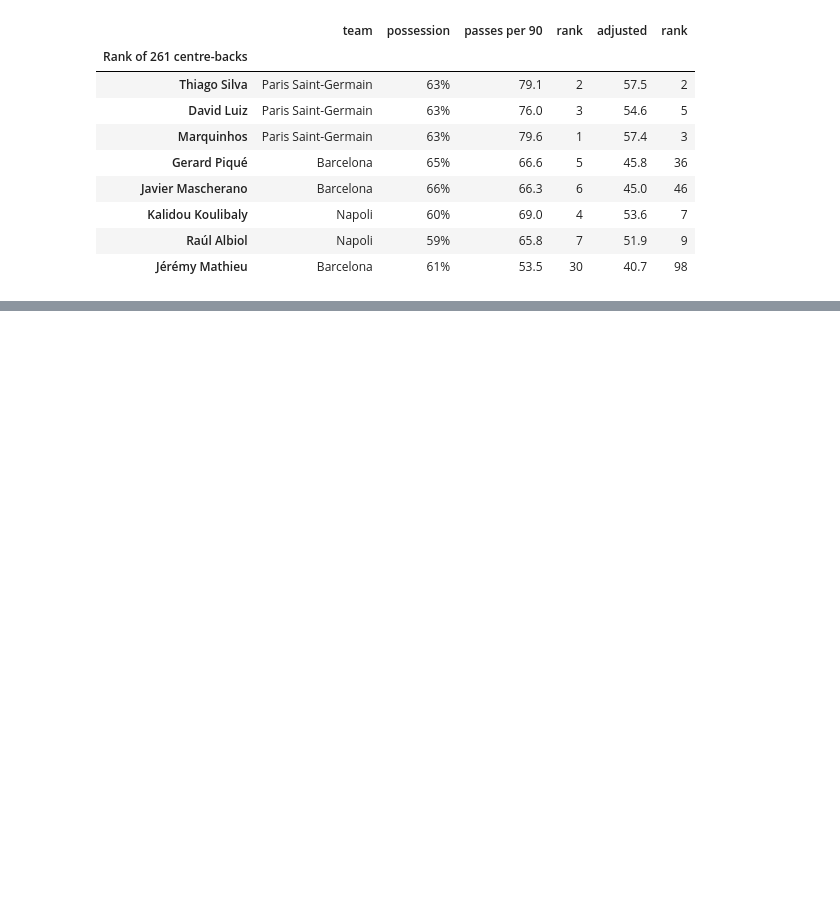
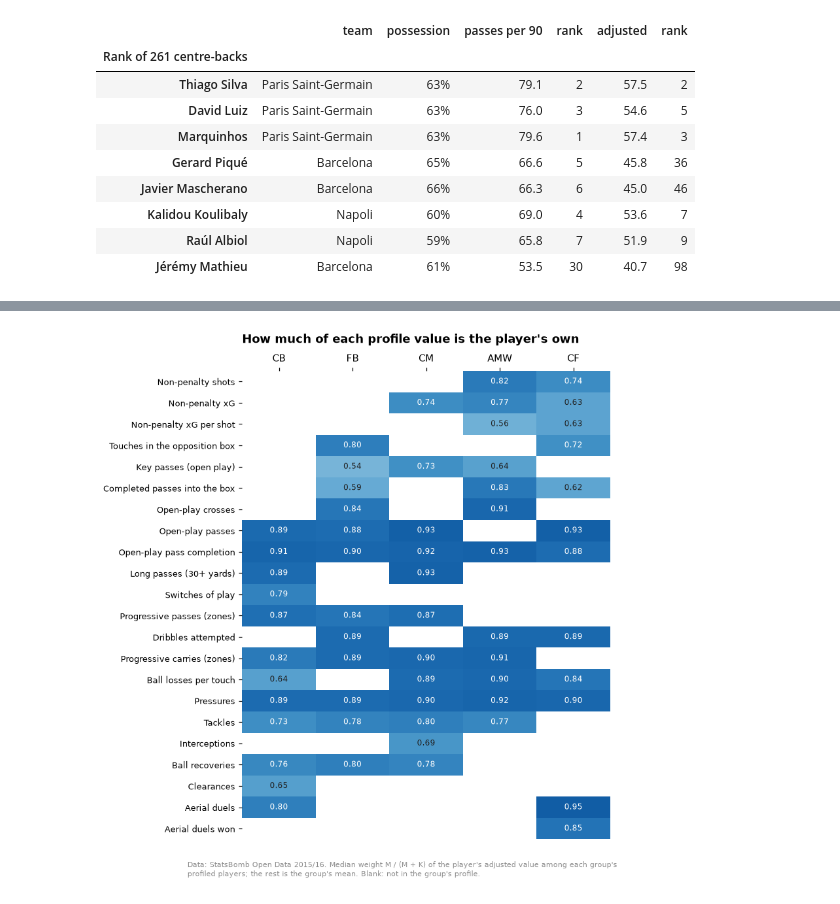
Before and after one commit to Fabiohhp/football-scouting, a Jupyter notebook: notebooks/02_player_profiles.ipynb, the cells around one changed output, grey strips where cells are left out. Cells and saved outputs as stored; diff of their text form; code cells hidden in the pictures; blank space fills up the shorter version.

Commit message:
Player profiles section 3 and possession value section 1: profile tables, shrinkage validated; xT map with ball losses and 2.5-yard zones

```diff
--- a/notebooks/02_player_profiles.ipynb
+++ b/notebooks/02_player_profiles.ipynb
@@ -1306,0 +1357,13 @@ possession range, which is where it should.
+# %%
+prof = build_profiles(con, cfg)
+for f in fields(Profiles):
+    stored = con.sql(f"SELECT * FROM profile_{f.name}").df()
+    pd.testing.assert_frame_equal(getattr(prof, f.name), stored, check_dtype=False)
+print("The processed tables (make profiles) match this build.")
+
+pp = prof.players.set_index("player_id")
+who = pd.crosstab(pp.comparison_group, pp.league).loc[OUTFIELD, LEAGUES]
+who["All four"] = who.sum(axis=1)
+who["under 23, 450 to 899 minutes"] = pp.groupby("comparison_group").young.sum()
+who.loc["All"] = who.sum()
+who.rename(index=GROUP_NAMES).rename_axis(index=None, columns=None)
@@ -1306,0 +1475,26 @@ possession range, which is where it should.
+# %%
+weight = prof.values.pivot_table(
+    index="statistic", columns="comparison_group", values="weight", aggfunc="median"
+)
+ROWS = [m for ms in FAMILIES.values() for m in ms if m in weight.index]
+weight = weight.loc[ROWS, OUTFIELD]
+fig, ax = plt.subplots(figsize=(6.6, 7.4))
+ax.imshow(weight.to_numpy(float), cmap="Blues", vmin=0, vmax=1.15, aspect="auto")
+for (i, j), w in np.ndenumerate(weight.to_numpy(float)):
+    if not np.isnan(w):
+        ax.text(j, i, f"{w:.2f}", ha="center", va="center", fontsize=8,
+                color="white" if w >= 0.7 else "#222222")  # fmt: skip
+ax.set_xticks(range(len(OUTFIELD)), OUTFIELD)
+ax.xaxis.tick_top()
+ax.set_yticks(range(len(ROWS)), [LABELS[m] for m in ROWS], fontsize=8.5)
+ax.grid(False)
+for side in ax.spines.values():
+    side.set_visible(False)
+ax.set_title("How much of each profile value is the player's own", pad=28)
+fig.subplots_adjust(top=0.9, bottom=0.02)
+credit(fig, "Data: StatsBomb Open Data 2015/16. Median weight M / (M + K) of the player's adjusted "
+       "value among each group's\nprofiled players; the rest is the group's mean. Blank: not in "
+       "the group's profile.")  # fmt: skip
+plt.show()
+# %% [output]
+[figure, added]
```
Also changed, not shown: parts of 20 cells of this notebook, 21 other files.
